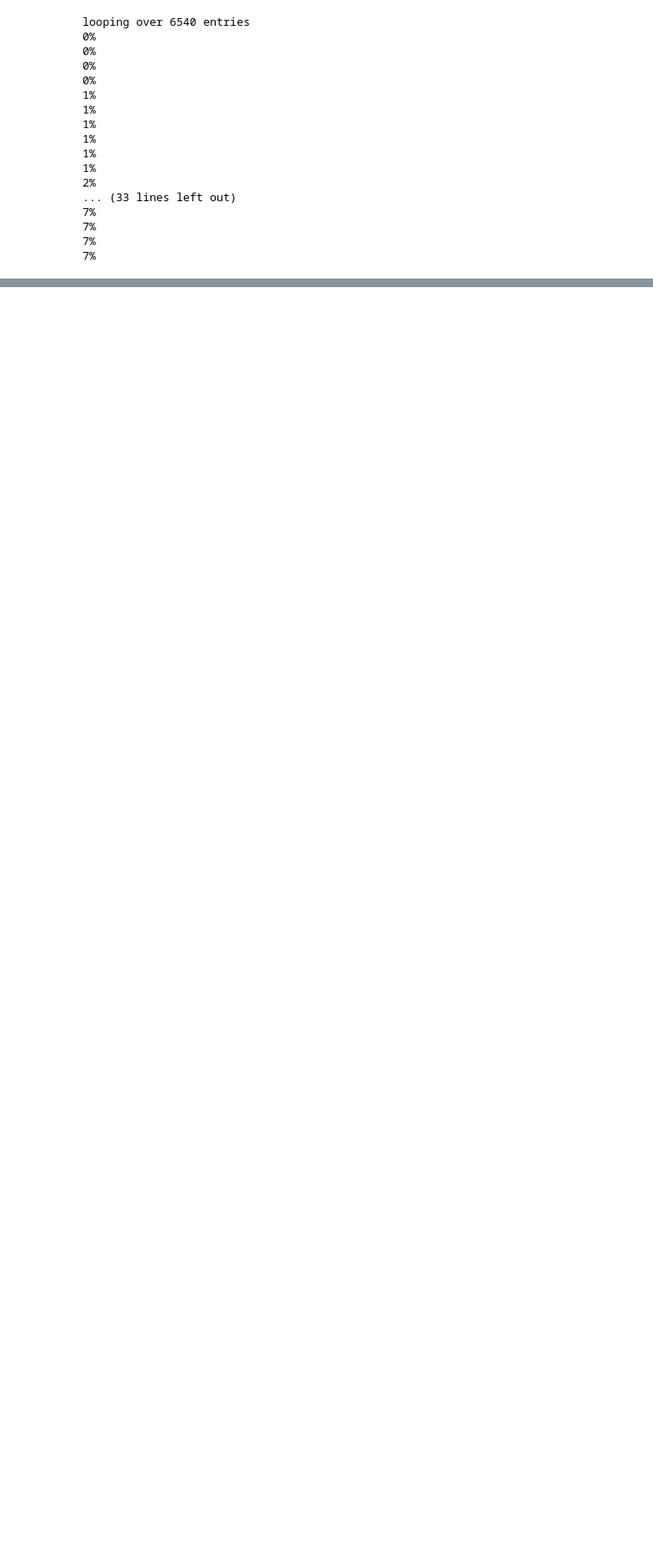
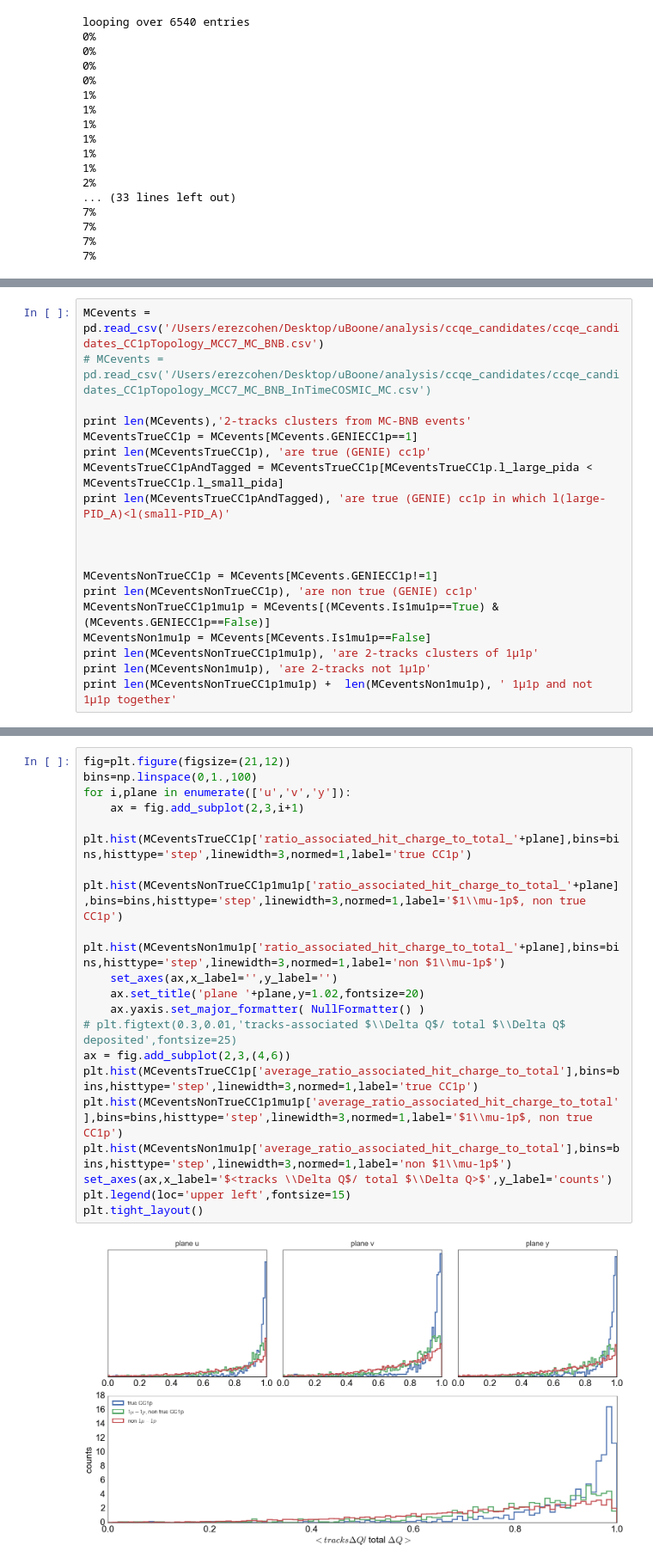
Before and after one commit to erezcoh4/AnalysisTreesInformation, a Jupyter notebook: CCQEPackage/notebooks/2tracksSelection/DiscriminateCC1pDetectedUsingChargeDepositionInROI.ipynb, the cells around one changed output, grey strips where cells are left out. Shown at 86% size. Drawn from its saved outputs; the diff is of its cells as text; blank space fills up the shorter version.

```diff
--- a/CCQEPackage/notebooks/2tracksSelection/DiscriminateCC1pDetectedUsingChargeDepositionInROI.ipynb
+++ b/CCQEPackage/notebooks/2tracksSelection/DiscriminateCC1pDetectedUsingChargeDepositionInROI.ipynb
@@ -114,0 +90,19 @@ ratio_charge_Non1mu1p
+# %%
+MCevents = pd.read_csv('/Users/erezcohen/Desktop/uBoone/analysis/ccqe_candidates/ccqe_candidates_CC1pTopology_MCC7_MC_BNB.csv')
+# MCevents = pd.read_csv('/Users/erezcohen/Desktop/uBoone/analysis/ccqe_candidates/ccqe_candidates_CC1pTopology_MCC7_MC_BNB_InTimeCOSMIC_MC.csv')
+
+print len(MCevents),'2-tracks clusters from MC-BNB events'
+MCeventsTrueCC1p = MCevents[MCevents.GENIECC1p==1]
+print len(MCeventsTrueCC1p), 'are true (GENIE) cc1p'
+MCeventsTrueCC1pAndTagged = MCeventsTrueCC1p[MCeventsTrueCC1p.l_large_pida < MCeventsTrueCC1p.l_small_pida]
+print len(MCeventsTrueCC1pAndTagged), 'are true (GENIE) cc1p in which l(large-PID_A)<l(small-PID_A)'
+
+
+
+MCeventsNonTrueCC1p = MCevents[MCevents.GENIECC1p!=1]
+print len(MCeventsNonTrueCC1p), 'are non true (GENIE) cc1p'
+MCeventsNonTrueCC1p1mu1p = MCevents[(MCevents.Is1mu1p==True) & (MCevents.GENIECC1p==False)]
+MCeventsNon1mu1p = MCevents[MCevents.Is1mu1p==False]
+print len(MCeventsNonTrueCC1p1mu1p), 'are 2-tracks clusters of 1µ1p'
+print len(MCeventsNon1mu1p), 'are 2-tracks not 1µ1p'
+print len(MCeventsNonTrueCC1p1mu1p) +  len(MCeventsNon1mu1p), ' 1µ1p and not 1µ1p together'
@@ -114,0 +117,21 @@ ratio_charge_Non1mu1p
+# %%
+fig=plt.figure(figsize=(21,12))
+bins=np.linspace(0,1.,100)
+for i,plane in enumerate(['u','v','y']):
+    ax = fig.add_subplot(2,3,i+1)
+    plt.hist(MCeventsTrueCC1p['ratio_associated_hit_charge_to_total_'+plane],bins=bins,histtype='step',linewidth=3,normed=1,label='true CC1p')
+    plt.hist(MCeventsNonTrueCC1p1mu1p['ratio_associated_hit_charge_to_total_'+plane],bins=bins,histtype='step',linewidth=3,normed=1,label='$1\\mu-1p$, non true CC1p')
+    plt.hist(MCeventsNon1mu1p['ratio_associated_hit_charge_to_total_'+plane],bins=bins,histtype='step',linewidth=3,normed=1,label='non $1\\mu-1p$')
+    set_axes(ax,x_label='',y_label='')
+    ax.set_title('plane '+plane,y=1.02,fontsize=20)
+    ax.yaxis.set_major_formatter( NullFormatter() )
+# plt.figtext(0.3,0.01,'tracks-associated $\\Delta Q$/ total $\\Delta Q$ deposited',fontsize=25)
+ax = fig.add_subplot(2,3,(4,6))
+plt.hist(MCeventsTrueCC1p['average_ratio_associated_hit_charge_to_total'],bins=bins,histtype='step',linewidth=3,normed=1,label='true CC1p')
+plt.hist(MCeventsNonTrueCC1p1mu1p['average_ratio_associated_hit_charge_to_total'],bins=bins,histtype='step',linewidth=3,normed=1,label='$1\\mu-1p$, non true CC1p')
+plt.hist(MCeventsNon1mu1p['average_ratio_associated_hit_charge_to_total'],bins=bins,histtype='step',linewidth=3,normed=1,label='non $1\\mu-1p$')
+set_axes(ax,x_label='$<tracks \\Delta Q$/ total $\\Delta Q>$',y_label='counts')
+plt.legend(loc='upper left',fontsize=15)
+plt.tight_layout()
+# %% [output]
+[figure, added]
```
Also changed, not shown: parts of 3 cells of this notebook, 21 other files.
